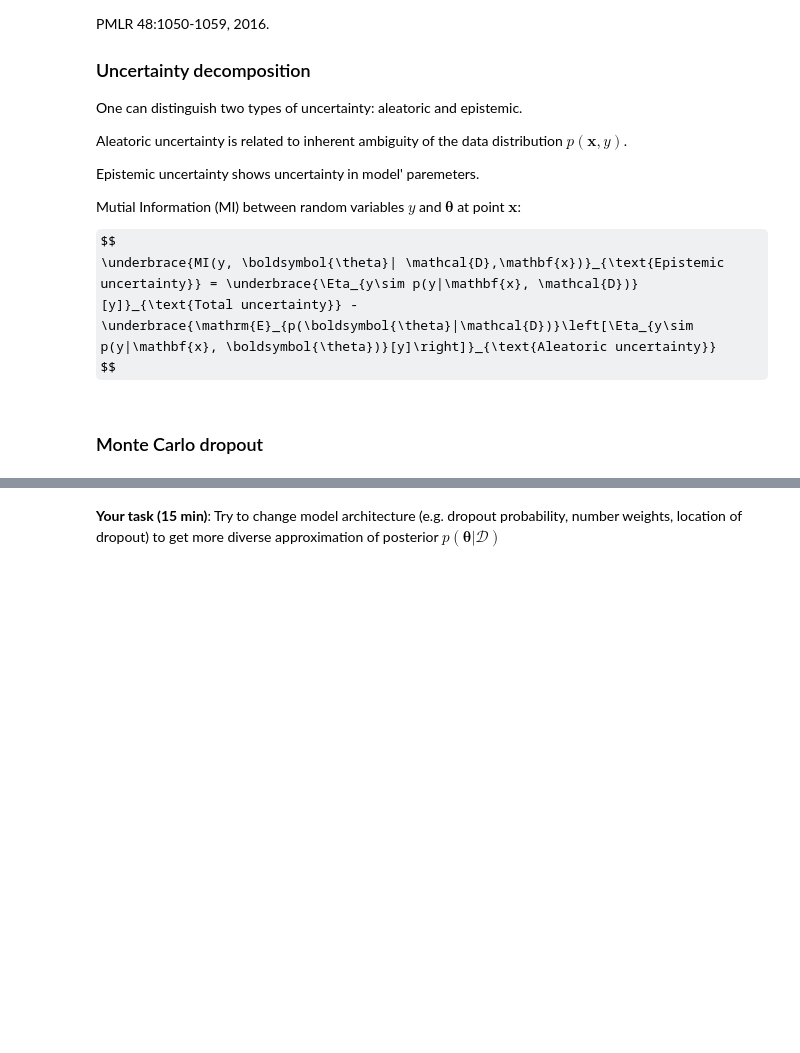
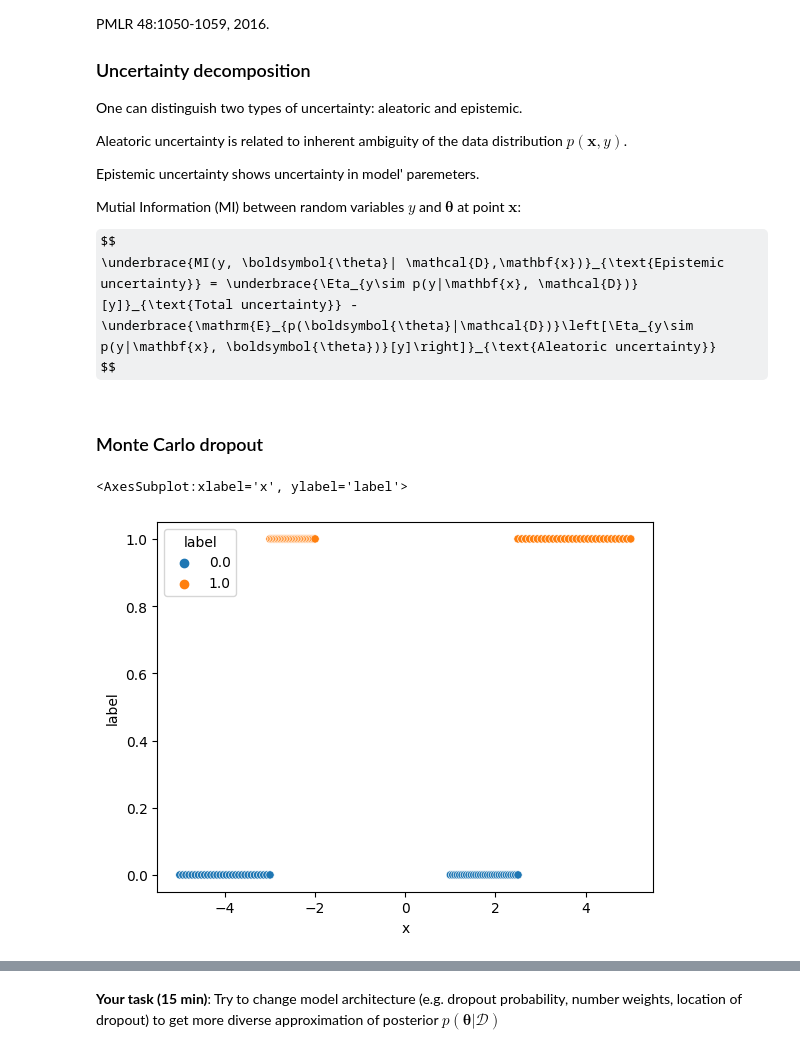
Before and after one commit to Leonid-Erlygin/seminars, a Jupyter notebook: spring_2025/seminar_ue_en.ipynb, the cells around one changed output, grey strips where cells are left out. Drawn from its saved outputs; the diff is of its cells as text; code cells hidden in the pictures; some formulas as TeX source; blank space fills up the shorter version.

```diff
--- a/spring_2025/seminar_ue_en.ipynb
+++ b/spring_2025/seminar_ue_en.ipynb
@@ -64,23 +64,26 @@ $$
 # %% [markdown]
 ### Monte Carlo dropout
 # %%
-# import torch
-# from torch import nn
-# import numpy as np
-# import seaborn as sns
-# from torch.optim.lr_scheduler import OneCycleLR
-# import math
+import torch
+from torch import nn
+import numpy as np
+import seaborn as sns
+from torch.optim.lr_scheduler import OneCycleLR
+import math
 
-# # Genetate toy data
-# end_points = {0: [[-5, -3], [1, 2.5]], 1: [[-3, -2], [2.5, 5]]}
-# data = []
-# num_points_per_interval = 30
-# for class_id, intervals in end_points.items():
-#     for interval in intervals:
-#         xs = np.linspace(*interval, num_points_per_interval)
-#         ys = np.array([class_id] * num_points_per_interval)
-#         data.append(np.concatenate([xs[:, np.newaxis], ys[:, np.newaxis]], axis=1))
-# data = np.concatenate(data, axis=0)
-# data_to_vis = {"x": data[:, 0], "label": data[:, 1]}
-# sns.scatterplot(data=data_to_vis, x="x", y="label", hue="label")
+# Genetate toy data
+end_points = {0: [[-5, -3], [1, 2.5]], 1: [[-3, -2], [2.5, 5]]}
+data = []
+num_points_per_interval = 30
+for class_id, intervals in end_points.items():
+    for interval in intervals:
+        xs = np.linspace(*interval, num_points_per_interval)
+        ys = np.array([class_id] * num_points_per_interval)
+        data.append(np.concatenate([xs[:, np.newaxis], ys[:, np.newaxis]], axis=1))
+data = np.concatenate(data, axis=0)
+data_to_vis = {"x": data[:, 0], "label": data[:, 1]}
+sns.scatterplot(data=data_to_vis, x="x", y="label", hue="label")
+# %% [output]
+<AxesSubplot:xlabel='x', ylabel='label'>
+[figure, added]
 # %%
```
Also changed, not shown: parts of 53 cells of this notebook, 6 other files.
